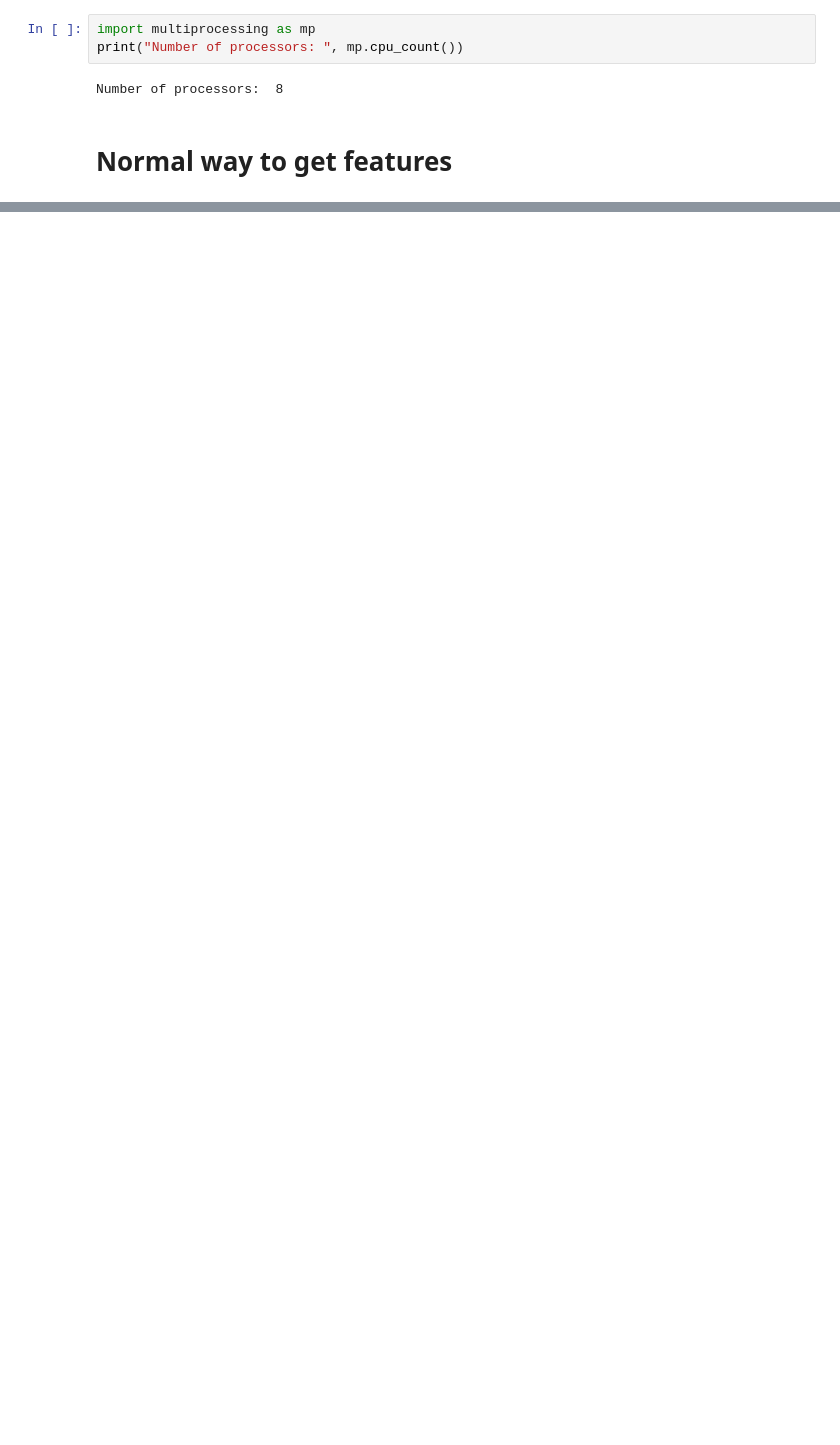
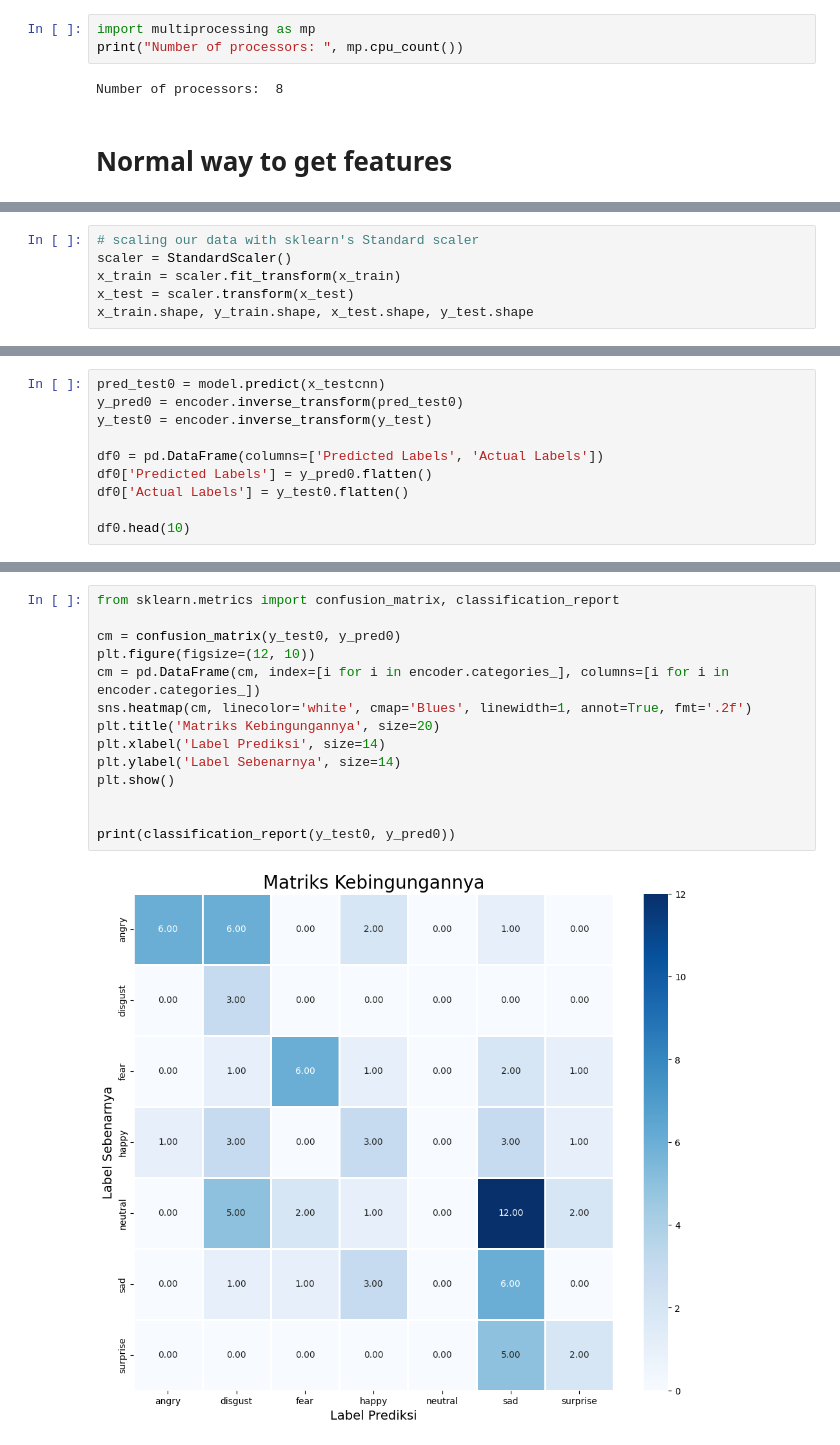
Before and after one commit to habibiramadhan/Speech-Emotion-Recognition---Model, a Jupyter notebook: model.ipynb, the cells around one changed output, grey strips where cells are left out. Cells and saved outputs as stored; diff of their text form; blank space fills up the shorter version.

```diff
--- a/model.ipynb
+++ b/model.ipynb
@@ -348,0 +459,6 @@ FileNotFoundError: [Errno 2] No such file or directory: 'data/Actor_01\\03-01-01
+# %%
+# scaling our data with sklearn's Standard scaler
+scaler = StandardScaler()
+x_train = scaler.fit_transform(x_train)
+x_test = scaler.transform(x_test)
+x_train.shape, y_train.shape, x_test.shape, y_test.shape
@@ -348,0 +714,10 @@ FileNotFoundError: [Errno 2] No such file or directory: 'data/Actor_01\\03-01-01
+# %%
+pred_test0 = model.predict(x_testcnn)
+y_pred0 = encoder.inverse_transform(pred_test0)
+y_test0 = encoder.inverse_transform(y_test)
+
+df0 = pd.DataFrame(columns=['Predicted Labels', 'Actual Labels'])
+df0['Predicted Labels'] = y_pred0.flatten()
+df0['Actual Labels'] = y_test0.flatten()
+
+df0.head(10)
@@ -348,0 +739,16 @@ FileNotFoundError: [Errno 2] No such file or directory: 'data/Actor_01\\03-01-01
+# %%
+from sklearn.metrics import confusion_matrix, classification_report
+
+cm = confusion_matrix(y_test0, y_pred0)
+plt.figure(figsize=(12, 10))
+cm = pd.DataFrame(cm, index=[i for i in encoder.categories_], columns=[i for i in encoder.categories_])
+sns.heatmap(cm, linecolor='white', cmap='Blues', linewidth=1, annot=True, fmt='.2f')
+plt.title('Matriks Kebingungannya', size=20)
+plt.xlabel('Label Prediksi', size=14)
+plt.ylabel('Label Sebenarnya', size=14)
+plt.show()
+
+
+print(classification_report(y_test0, y_pred0))
+# %% [output]
+[figure, added]
```
Also changed, not shown: parts of 40 cells of this notebook, 5 other files.
